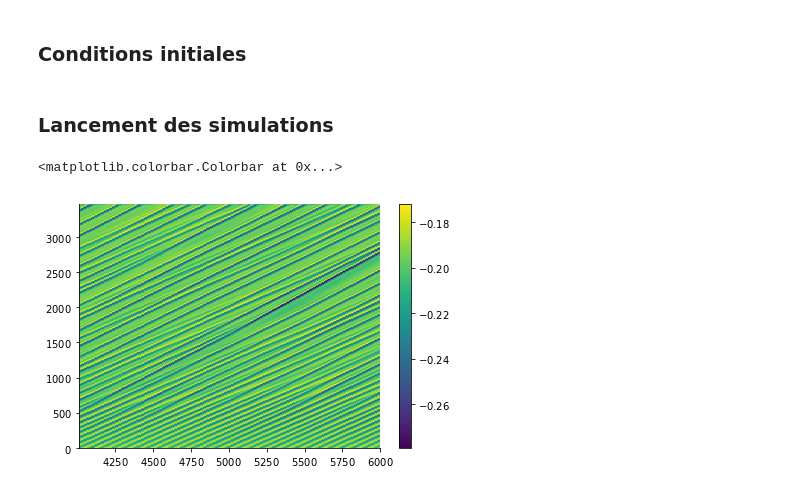
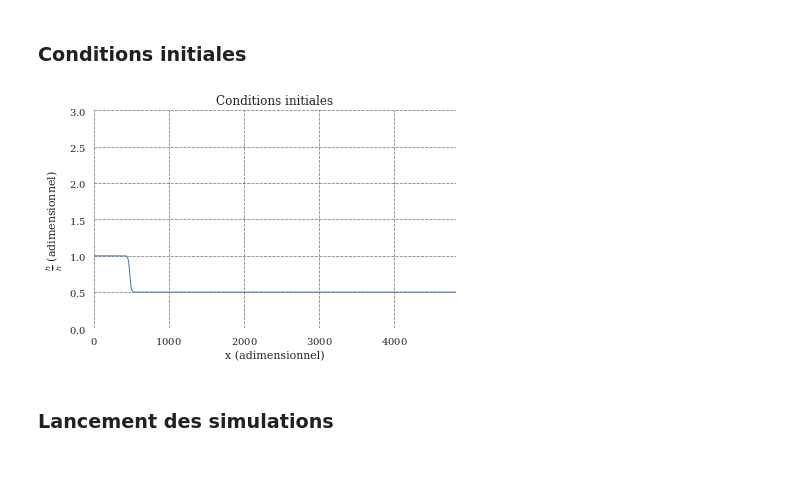
Before and after one commit to celliern/arc_2017, a Jupyter notebook: contenu_additionnel.ipynb, the cells around one changed output. Saved outputs shown, nothing was run; the diff lists cells and outputs as text; code cells hidden in the pictures.

```diff
--- a/contenu_additionnel.ipynb
+++ b/contenu_additionnel.ipynb
@@ -526,28 +534,30 @@ with pl.rc_context(rc={"axes.xmargin": 0,
 # %%
 parameters = materials.water()
 parameters['Re'] = 15
 parameters['Ct'] = 0
 parameters['Bi'] = .1
 parameters['Pr'] = 35
 parameters['periodic'] = False
 
-x = np.linspace(0, 40E-2 * parameters['l_factor'], 5000)
+x = np.linspace(0, 80E-2 * parameters['l_factor'], 12000)
 h = helpers.make_jump(x)
 q = h ** 3 / 3
 theta = x * 0 + parameters['theta_flat']
 phi = x * 0 + parameters['phi_flat']
 
 init_fields = thermal_model.fields_template(x=x, h=h, q=q,
                                             theta=theta, phi=phi, s=x*0)
 
 pl.plot(x, h)
 pl.xlim(x.min(), x.max())
 pl.ylim(0, 3)
 pl.legend()
 pl.title('Conditions initiales')
 pl.xlabel('x (adimensionnel)')
 pl.ylabel(r"$\frac{h}{\bar{h}}$ (adimensionnel)")
 pl.show()
+# %% [output]
+[figure, added]
 # %% [markdown]
 ### Lancement des simulations
 # %%
@@ -612,9 +639,0 @@ with mp.Pool(6) as p:
-# %%
-freq = 15
-persist = container.TreantContainer('data/thermal_forced_freq/%02d_Hz' % freq)
-t_flag = persist.t > 4000
-pl.pcolormesh(persist.t[t_flag], persist.x, persist.phi[t_flag, :].T)
-pl.colorbar()
-# %% [output]
-<matplotlib.colorbar.Colorbar at 0x...>
-[figure, removed]
```
Also changed, not shown: parts of 22 cells of this notebook, 4 other files.
